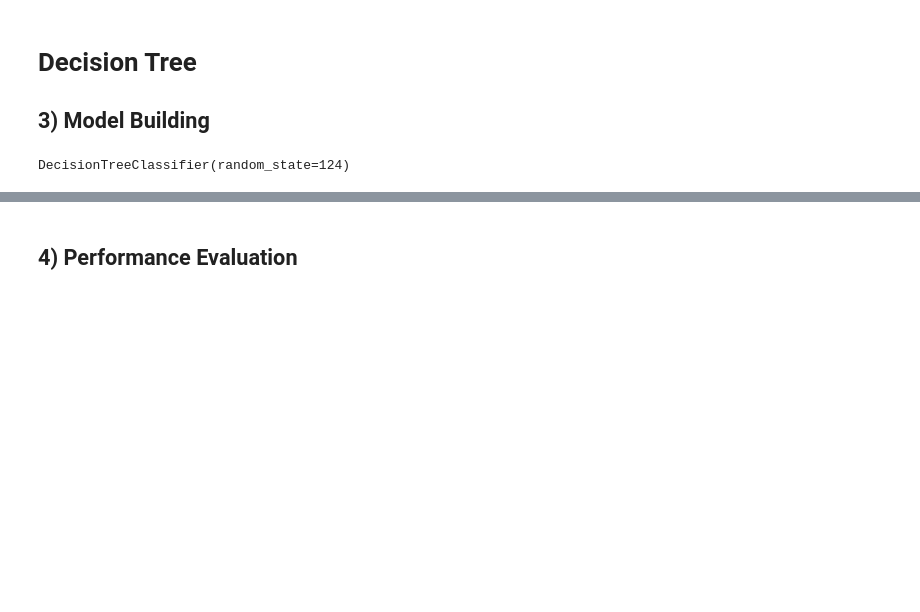
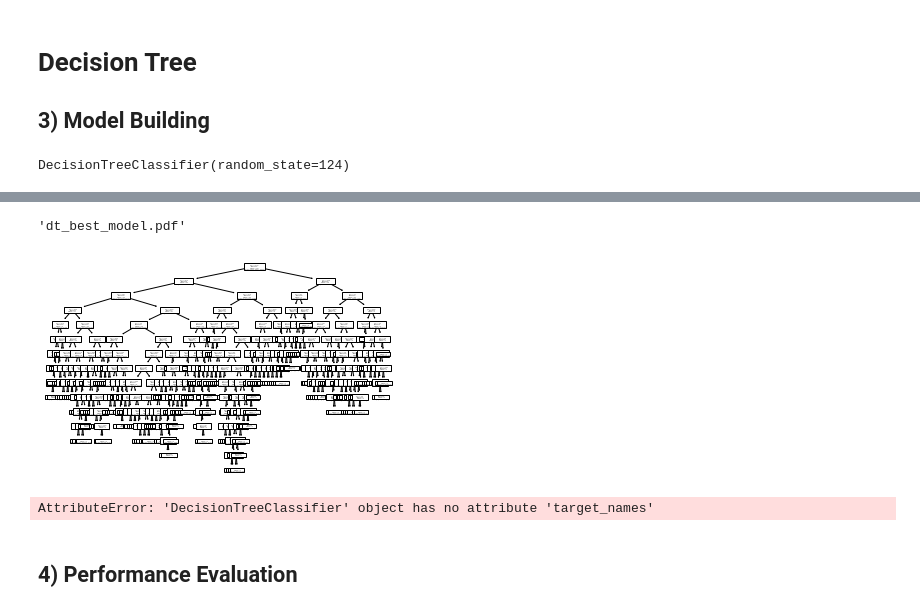
Before and after one commit to beatrice-goh/MS-Hackathon-Code-without-Barriers-2023-submission, a Jupyter notebook: Beatrice_Goh_Airfoil_Self_noise_Classification.ipynb, the cells around one changed output, grey strips where cells are left out. Drawn from its saved outputs; the diff is of its cells as text; code cells hidden in the pictures; blank space fills up the shorter version.

```diff
--- a/Beatrice_Goh_Airfoil_Self_noise_Classification.ipynb
+++ b/Beatrice_Goh_Airfoil_Self_noise_Classification.ipynb
@@ -654,4 +704,50 @@ Score:  0.5666666666666665
 Best parameters: {'class_weight': 'balanced', 'criterion': 'entropy', 'max_depth': None, 'min_samples_leaf': 2}
+# %%
+#pip install pydotplus
+
+tree.plot_tree(best_model1)
+
+import graphviz
+dot_data = tree.export_graphviz(best_model1, out_file=None)
+graph = graphviz.Source(dot_data)
+graph.render("dt_best_model")
+# %% [output]
+'dt_best_model.pdf'
+[figure, added]
+# %%
+# Visualisation and interpretation of best model
+
+clf = dt1.fit(X_train1, Y_train1)
+
+import pydotplus
+
+dot_data = tree.export_graphviz(clf, out_file=None)
+graph2 = pydotplus.graph_from_dot_data(dot_data)
+graph2.write_pdf("dt_result.pdf")
+
+from IPython.display import Image
+dot_data = tree.export_graphviz(clf, out_file=None,
+#                      feature_names=clf.feature_names,
+                     class_names=dt1.target_names,
+                     filled=True, rounded=True,  # leaves_parallel=True,
+                     special_characters=True)
+graph2 = pydotplus.graph_from_dot_data(dot_data)
+
+## Color of nodes
+nodes = graph2.get_node_list()
+
+for node in nodes:
+    if node.get_label():
+        values = [int(ii) for ii in node.get_label().split('value = [')[1].split(']')[0].split(',')];
+        color = {0: [255,255,224], 1: [255,224,255], 2: [224,255,255],}
+        values = color[values.index(max(values))]; # print(values)
+        color = '#{:02x}{:02x}{:02x}'.format(values[0], values[1], values[2]); # print(color)
+        node.set_fillcolor(color )
+#
+
+Image(graph2.create_png() )
+# %% [output]
+AttributeError: 'DecisionTreeClassifier' object has no attribute 'target_names'
 # %% [markdown]
 ## 4) Performance Evaluation
 # %%
```
Also changed, not shown: parts of 37 cells of this notebook, 1 other file.
